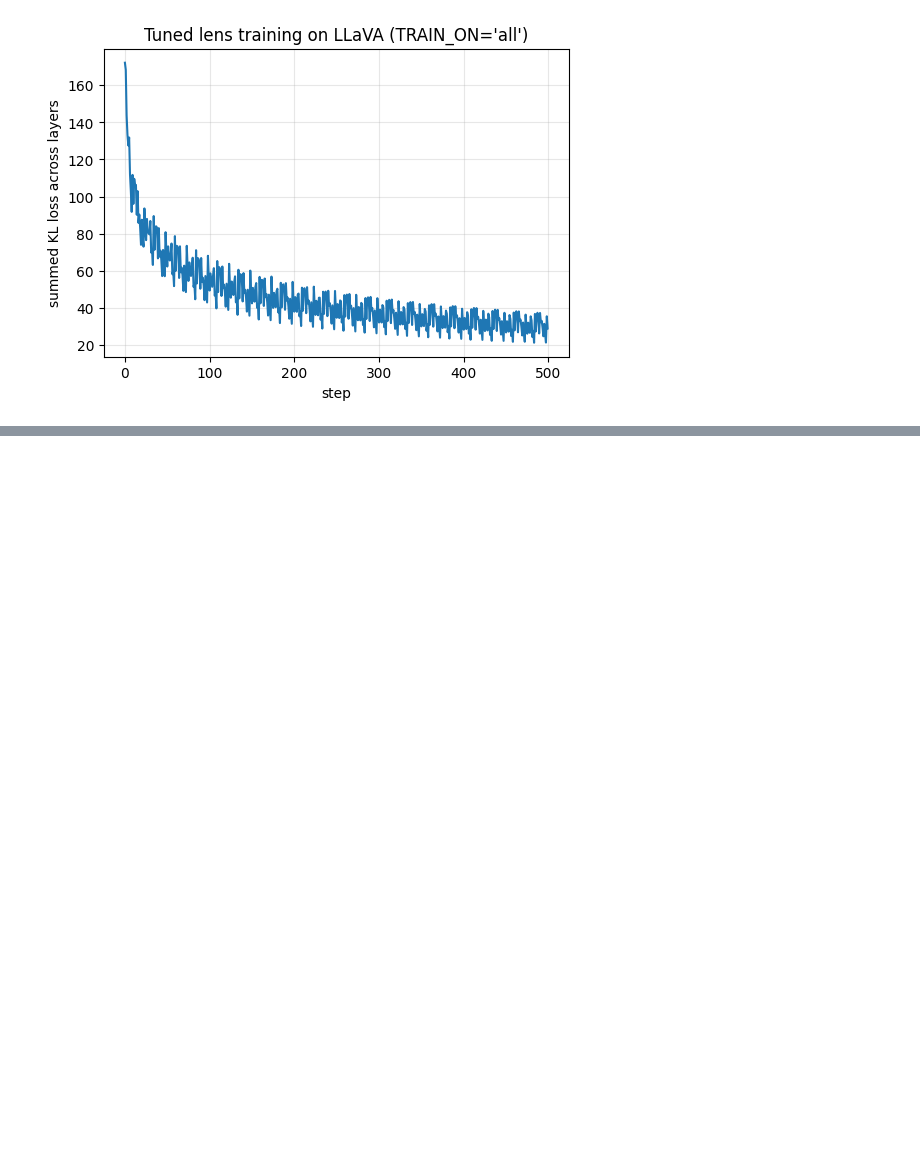
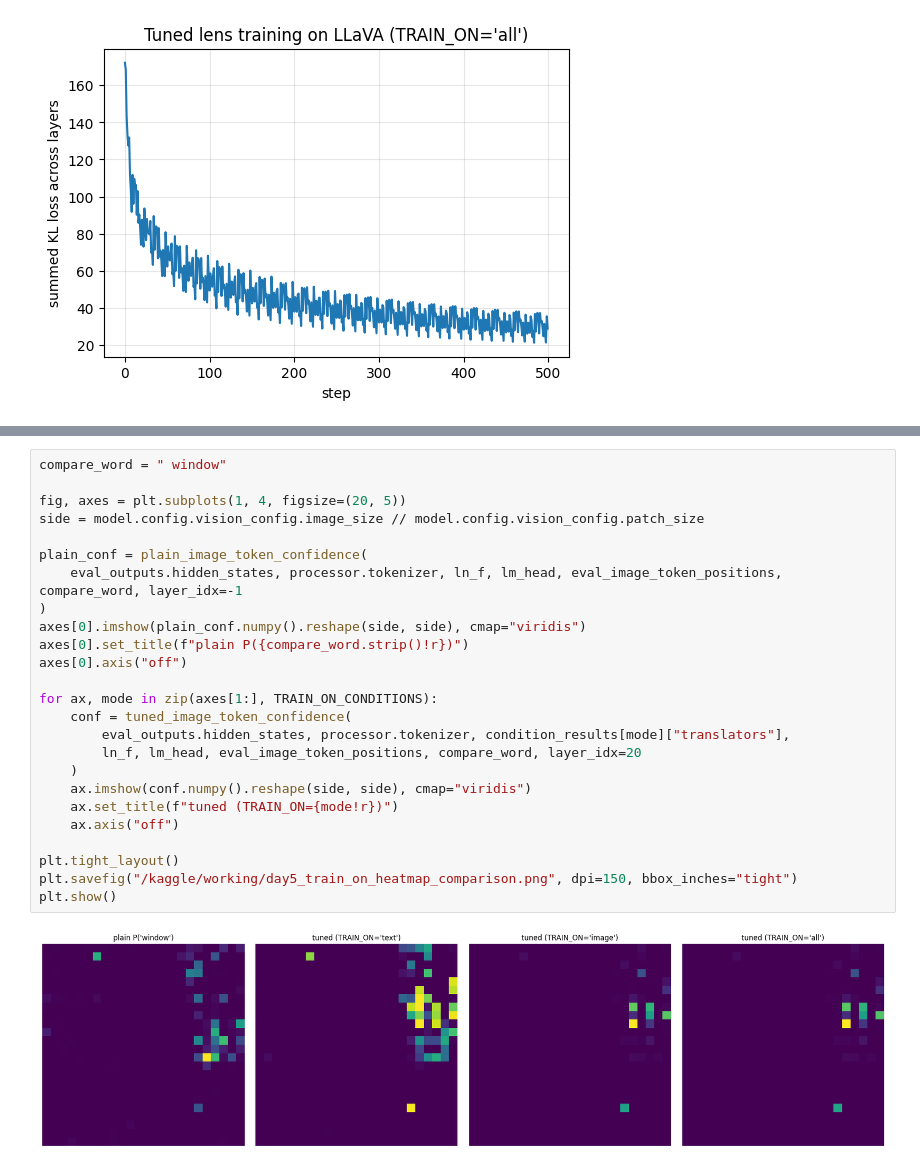
Before and after one commit to Rohanrbharadwaj/VLM-Interpretability, a Jupyter notebook: tuned_lens_llava.ipynb, the cells around one changed output, grey strips where cells are left out. Drawn from its saved outputs; the diff is of its cells as text; blank space fills up the shorter version.

```diff
--- a/tuned_lens_llava.ipynb
+++ b/tuned_lens_llava.ipynb
@@ -206,0 +385,27 @@ step 495 (epoch 19): total loss 31.3125
+# %%
+compare_word = " window"
+
+fig, axes = plt.subplots(1, 4, figsize=(20, 5))
+side = model.config.vision_config.image_size // model.config.vision_config.patch_size
+
+plain_conf = plain_image_token_confidence(
+    eval_outputs.hidden_states, processor.tokenizer, ln_f, lm_head, eval_image_token_positions, compare_word, layer_idx=-1
+)
+axes[0].imshow(plain_conf.numpy().reshape(side, side), cmap="viridis")
+axes[0].set_title(f"plain P({compare_word.strip()!r})")
+axes[0].axis("off")
+
+for ax, mode in zip(axes[1:], TRAIN_ON_CONDITIONS):
+    conf = tuned_image_token_confidence(
+        eval_outputs.hidden_states, processor.tokenizer, condition_results[mode]["translators"],
+        ln_f, lm_head, eval_image_token_positions, compare_word, layer_idx=20
+    )
+    ax.imshow(conf.numpy().reshape(side, side), cmap="viridis")
+    ax.set_title(f"tuned (TRAIN_ON={mode!r})")
+    ax.axis("off")
+
+plt.tight_layout()
+plt.savefig("/kaggle/working/day5_train_on_heatmap_comparison.png", dpi=150, bbox_inches="tight")
+plt.show()
+# %% [output]
+[figure, added]
```
Also changed, not shown: parts of 6 cells of this notebook.
